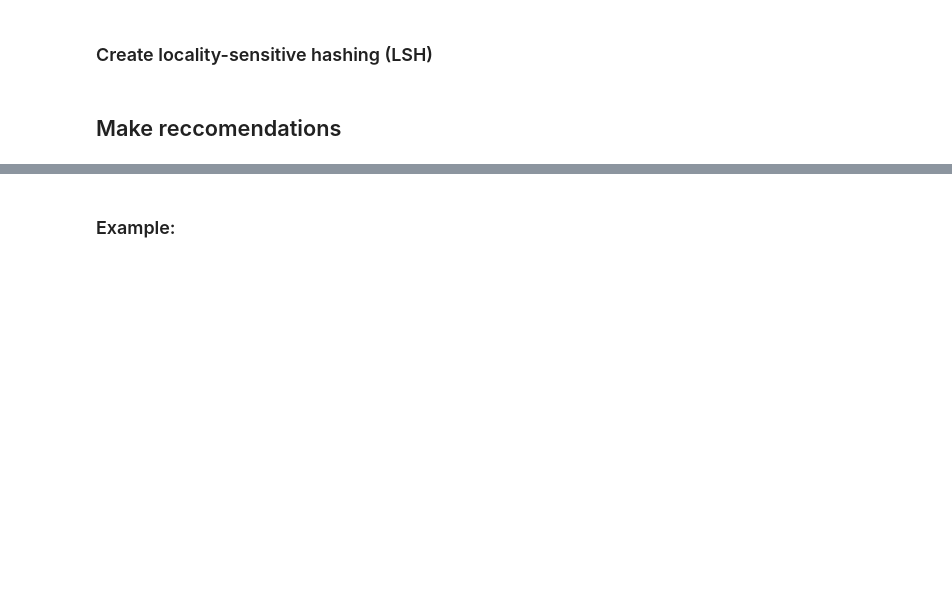
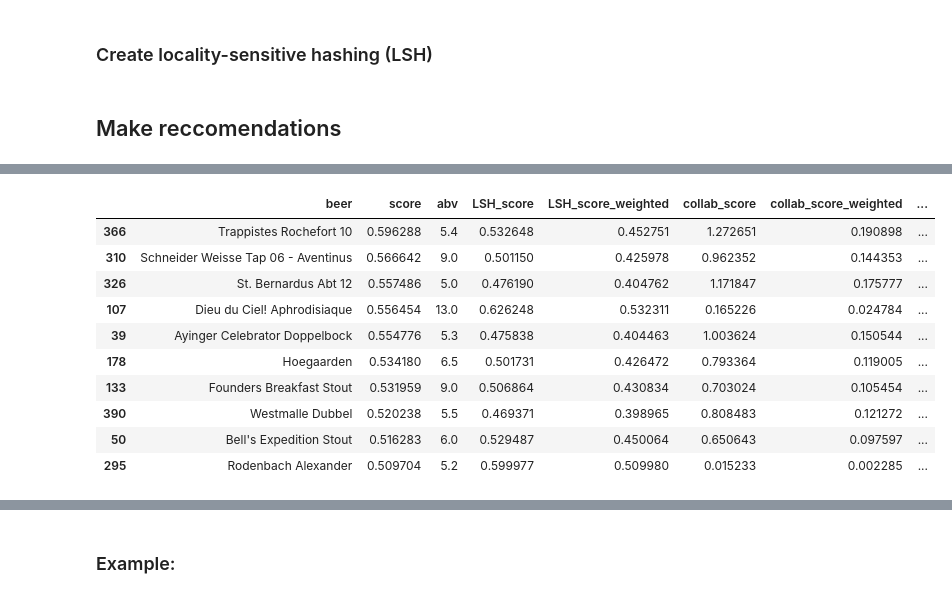
Before and after one commit to gustavn19/CTDS_Beerbuddy, a Jupyter notebook: final_notebook.ipynb, the cells around one changed output, grey strips where cells are left out. Saved outputs shown, nothing was run; the diff lists cells and outputs as text; code cells hidden in the pictures; blank space fills up the shorter version.

```diff
--- a/final_notebook.ipynb
+++ b/final_notebook.ipynb
@@ -295,7 +295,7 @@ context_words = [
     "cream", "leather", "silk", "rubber", "barnyard", "ammonia",
     "rotten", "acid"
 ]
-custom_stop_words = ["beer", "beers", "bottle", "taste", "nice", "aroma", "like", "good", "great", "head", "flavor"]
+custom_stop_words = ["beer", "beers", "bottle", "taste", "nice", "aroma", "like", "good", "great", "head", "flavor", "flavors", "flavour", "flavours", "brew", "can"]
 context_embeddings = encode_sbert(context_words)
 
 # Function to filter terms dynamically
@@ -305,7 +305,7 @@ def is_flavor_related(term, context_embeddings, threshold=0.35):
     max_similarity = max(cosine_similarity(term_embedding, context) for context in context_embeddings)
     return max_similarity > threshold
 
-def plot_bucket(bucket_vectors, cluster_labels, subgenres, perplexity=30, n_iter=5000, learning_rate=200):
+def plot_bucket(bucket_vectors, cluster_labels, perplexity=30, n_iter=5000, learning_rate=200):
     """
     Visualizes differences within an LSH bucket using t-SNE with configurable parameters.
 
@@ -343,6 +343,40 @@ def plot_bucket(bucket_vectors, cluster_labels, subgenres, perplexity=30, n_iter
     plt.grid(alpha=0.3)
     plt.show()
 
+def getThemes(df_filtered, beer_name, query_embedding, limit=100):
+    # Initialize CountVectorizer with custom stopwords
+    default_stop_words = CountVectorizer(stop_words='english').get_stop_words()
+    all_stop_words = list(set(default_stop_words).union(custom_stop_words))
+
+    # Pass the combined stop words to CountVectorizer
+    vectorizer = CountVectorizer(max_features=100, stop_words=all_stop_words, token_pattern=r'\b[a-zA-Z]{2,}\b')
+    df_beer = df_filtered[df_filtered["name"] == beer_name]
+    # Extract top terms from cluster reviews
+    term_matrix = vectorizer.fit_transform(df_beer["review_text"])
+    terms = vectorizer.get_feature_names_out()
+    term_counts = np.array(term_matrix.sum(axis=0)).flatten()
+    top_terms = [terms[i] for i in term_counts.argsort()[-limit:]]  # Top 5 terms
+    filtered_top_terms = [term for term in top_terms if is_flavor_related(term, context_embeddings)]
+
+    # Return the terms most similar to the query
+    term_embeddings = np.vstack([encode_sbert(term) for term in filtered_top_terms])
+
+    # Calculate cosine similarity between query and terms
+    similarities = cosine_similarity(query_embedding, term_embeddings)[0]
+
+    # Create a DataFrame to store terms and their similarities
+    term_similarity_df = pd.DataFrame({
+        'term': filtered_top_terms,
+        'similarity': similarities
+    })
+
+    # Sort terms by similarity to the query
+    term_similarity_df = term_similarity_df.sort_values(by='similarity', ascending=False)
+
+    # Return the top similar themes
+    return term_similarity_df['term'].head(limit).tolist()
+
+
 def recommend_beer(query, user_name, abv_desired, n_clusters=15):
     # Encode the query
     query_embedding = encode_sbert(query).reshape(1, -1)
@@ -378,23 +412,8 @@ def recommend_beer(query, user_name, abv_desired, n_clusters=15):
     cluster_vectors = bucket_vectors[cluster_indices]
     cluster_beers = bucket_data.iloc[cluster_indices]
 
-    # Initialize CountVectorizer with custom stopwords
-    default_stop_words = CountVectorizer(stop_words='english').get_stop_words()
-    all_stop_words = list(set(default_stop_words).union(custom_stop_words))
-
-    # Pass the combined stop words to CountVectorizer
-    vectorizer = CountVectorizer(max_features=100, stop_words=all_stop_words)
-
-    # Extract top terms from cluster reviews
-    term_matrix = vectorizer.fit_transform(cluster_beers["review_text"])
-    terms = vectorizer.get_feature_names_out()
-    term_counts = np.array(term_matrix.sum(axis=0)).flatten()
-    top_terms = [terms[i] for i in term_counts.argsort()[-5:]]  # Top 5 terms
-
     # Compute similarities within the selected cluster
     sims = cosine_similarity(query_embedding, cluster_vectors)[0]
-
-    filtered_top_terms = [term for term in top_terms if is_flavor_related(term, context_embeddings)]
 
     # Perform collaborative filtering
     predcicted_rating_user = collab_df.loc[user_name]
@@ -433,22 +452,40 @@ def recommend_beer(query, user_name, abv_desired, n_clusters=15):
 
     # Create final DataFrame
     beer_weighted_score = pd.DataFrame({
+        'beer': LSH_score.index,
         'score': weighted_score,
-        'beer': LSH_score.index
+        'abv': abv_df["abv"].values,
+        'LSH_score': LSH_score.values,
+        'LSH_score_weighted': LSH_score.values * 0.85,
+        'collab_score': collab_filtering_scores.values,
+        'collab_score_weighted': collab_filtering_scores.values * 0.15,
+        'abv_diff': abs(abv_df["abv"].values - abv_desired),
+        'abv_weight': abv_df['abv_weight'].values
     })
 
-    return beer_weighted_score.sort_values(by='score', ascending=False), filtered_top_terms
+    # Remove index of weighted score and keep the beer name as a column
+    beer_weighted_score.reset_index(drop=True, inplace=True)
 
+    # Get the 10 beers with the highest weighted scores
+    beer_weighted_score = beer_weighted_score.sort_values(by='score', ascending=False).head(10)
+
+    # Apply getThemes to each beer in the DataFrame
+    beer_weighted_score['notes'] = beer_weighted_score['beer'].apply(lambda x: getThemes(df_filtered, x, query_embedding))
+
+
+    return beer_weighted_score.sort_values(by='score', ascending=False)
 
 
 # Create a query
 test_query = "I like dark beers with a sweet chocolate with a hint of cherry"
 user_name = "Jerseyislandbeer"
 
-beer_recommendations, theme = recommend_beer(test_query, user_name, 7)
+beer_recommendations= recommend_beer(test_query, user_name, 7)
 
 print("Top 5 recommended beers:")
-print(beer_recommendations.head())
-print("\nTop flavor-related terms:")
-print(theme)
+# Set max column width to display full array
+pd.set_option('display.max_colwidth', None)
+
+# Display the DataFrame
+display(beer_recommendations.head(10))
 # %% [output]
@@ -471,0 +493,11 @@ Top flavor-related terms:
+|  | beer | score | abv | LSH_score | LSH_score_weighted | collab_score | collab_score_weighted | ... |
+| 366 | Trappistes Rochefort 10 | 0.596288 | 5.4 | 0.532648 | 0.452751 | 1.272651 | 0.190898 | ... |
+| 310 | Schneider Weisse Tap 06 - Aventinus | 0.566642 | 9.0 | 0.501150 | 0.425978 | 0.962352 | 0.144353 | ... |
+| 326 | St. Bernardus Abt 12 | 0.557486 | 5.0 | 0.476190 | 0.404762 | 1.171847 | 0.175777 | ... |
+| 107 | Dieu du Ciel! Aphrodisiaque | 0.556454 | 13.0 | 0.626248 | 0.532311 | 0.165226 | 0.024784 | ... |
+| 39 | Ayinger Celebrator Doppelbock | 0.554776 | 5.3 | 0.475838 | 0.404463 | 1.003624 | 0.150544 | ... |
+| 178 | Hoegaarden | 0.534180 | 6.5 | 0.501731 | 0.426472 | 0.793364 | 0.119005 | ... |
+| 133 | Founders Breakfast Stout | 0.531959 | 9.0 | 0.506864 | 0.430834 | 0.703024 | 0.105454 | ... |
+| 390 | Westmalle Dubbel | 0.520238 | 5.5 | 0.469371 | 0.398965 | 0.808483 | 0.121272 | ... |
+| 50 | Bell's Expedition Stout | 0.516283 | 6.0 | 0.529487 | 0.450064 | 0.650643 | 0.097597 | ... |
+| 295 | Rodenbach Alexander | 0.509704 | 5.2 | 0.599977 | 0.509980 | 0.015233 | 0.002285 | ... |
```
Also changed, not shown: parts of 2 cells of this notebook.
